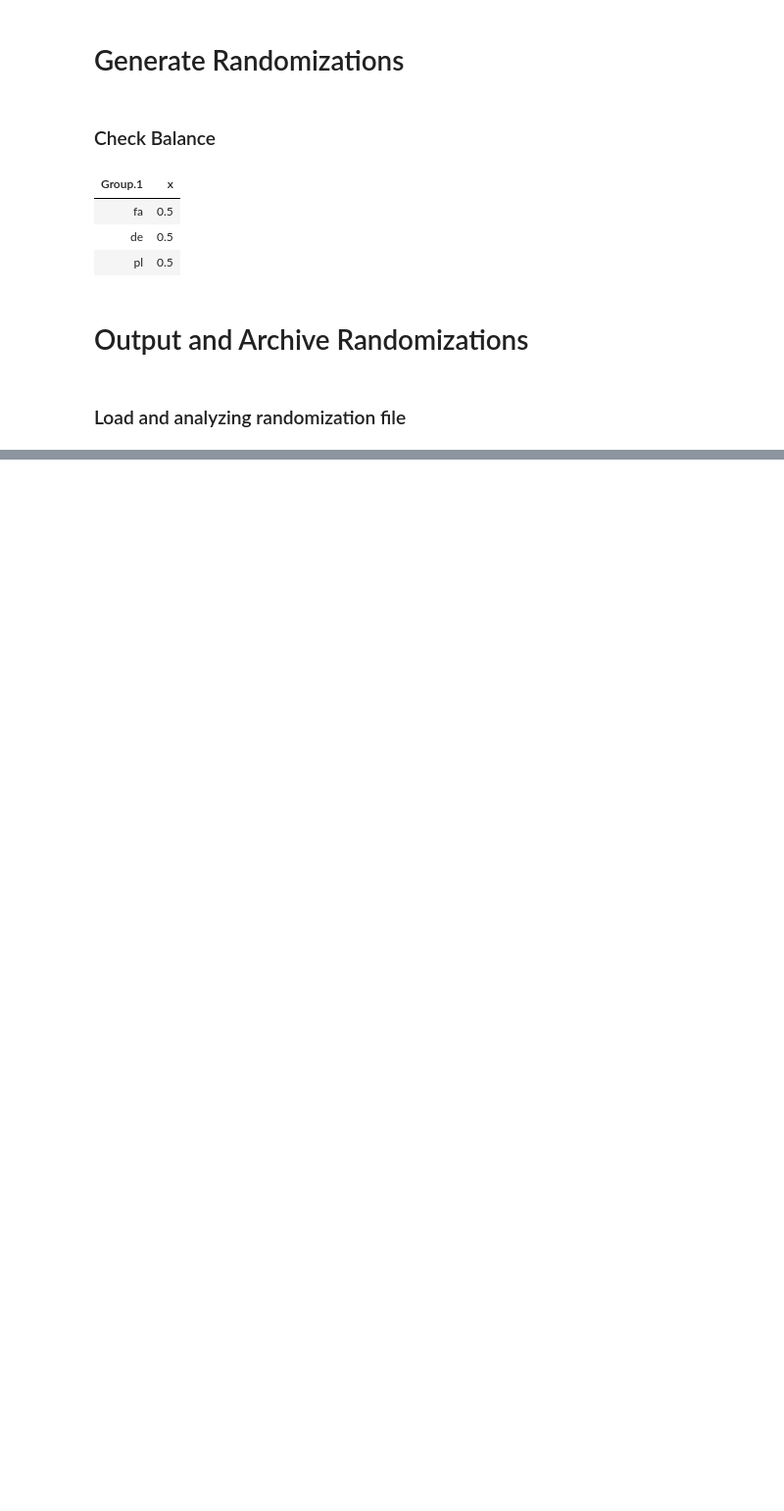
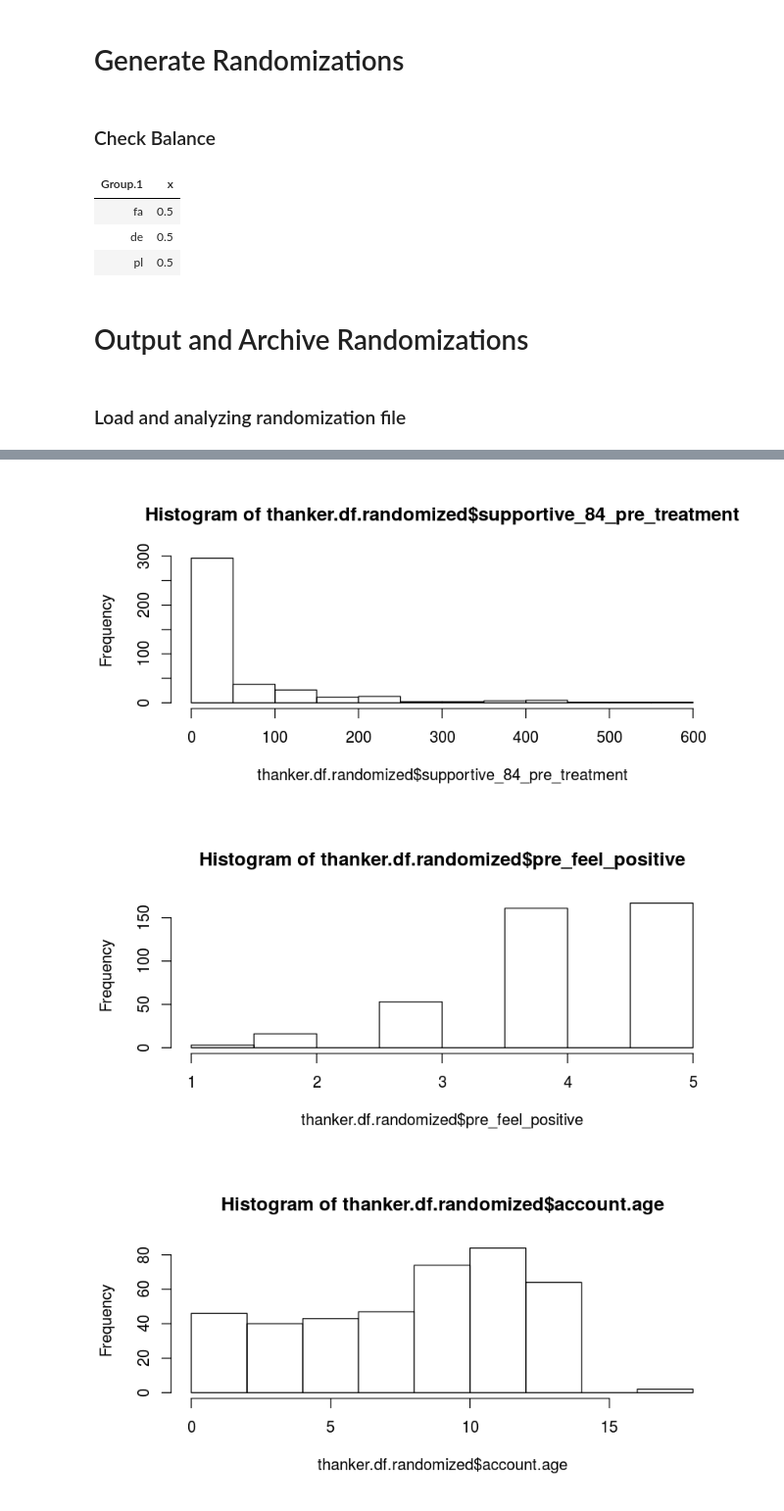
Before and after one commit to citizensandtech/CivilServant-Wikipedia-Analysis, a Jupyter notebook: randomization/thanker-study-2019/generate-wikipedia-thanker-randomizations-final-07.27.2019.R.ipynb, the cells around one changed output, grey strips where cells are left out. Shown at 98% size. Cells and saved outputs as stored; diff of their text form; code cells hidden in the pictures; blank space fills up the shorter version.

```diff
--- a/randomization/thanker-study-2019/generate-wikipedia-thanker-randomizations-final-07.27.2019.R.ipynb
+++ b/randomization/thanker-study-2019/generate-wikipedia-thanker-randomizations-final-07.27.2019.R.ipynb
@@ -122,0 +137,6 @@ ggplot(thanker.df, aes(pre_feel_positive)) +
+# %%
+print(paste(nrow(thanker.df), "accounts in the thanker df"))
+thanker.df.not.randomized <- subset(thanker.df, lang=="ar")
+print(paste("  ", nrow(thanker.df.not.randomized), "accounts removed"))
+thanker.df <- subset(thanker.df, lang!="ar")
+print(paste("  ", nrow(thanker.df), "accounts in the thanker df after removing AR accounts"))
@@ -140,8 +164,9 @@ print(paste("Removing",
                         supportive_84_pre_treatment > df.support.mean + 2.58* df.support.sd)),
            "observations from the study and directing them to experience the treatment condition because their value for supportive_84_pre_treatment is above the 99% confidence interval."))
 
-thanker.df.not.randomized <- subset(thanker.df.final, supportive_84_pre_treatment > df.support.mean + 2.58* df.support.sd)
-print("Accounts Removed from Assignment  per language:")
+thanker.df.not.randomized <- rbind(thanker.df.not.randomized,
+                                   subset(thanker.df.final, supportive_84_pre_treatment > df.support.mean + 2.58* df.support.sd))
+print("Accounts Removed from Assignment per language:")
 summary(thanker.df.not.randomized$lang)
 
 thanker.df.final <- subset(thanker.df.final, supportive_84_pre_treatment <= df.support.mean + 2.58* df.support.sd)
@@ -248 +273,9 @@ print(paste(nrow(subset(randomization.data.df, randomization_block_id >0 )), "ra
 [1] "400 randomized participants in file, corresponding to 400 participants expected to be randomized"
+# %%
+hist(thanker.df.randomized$supportive_84_pre_treatment)
+hist(thanker.df.randomized$pre_feel_positive)
+hist(thanker.df.randomized$account.age)
+# %% [output]
+[figure, added]
+[figure, added]
+[figure, added]
```
Also changed, not shown: parts of 20 cells of this notebook, 2 other files.
